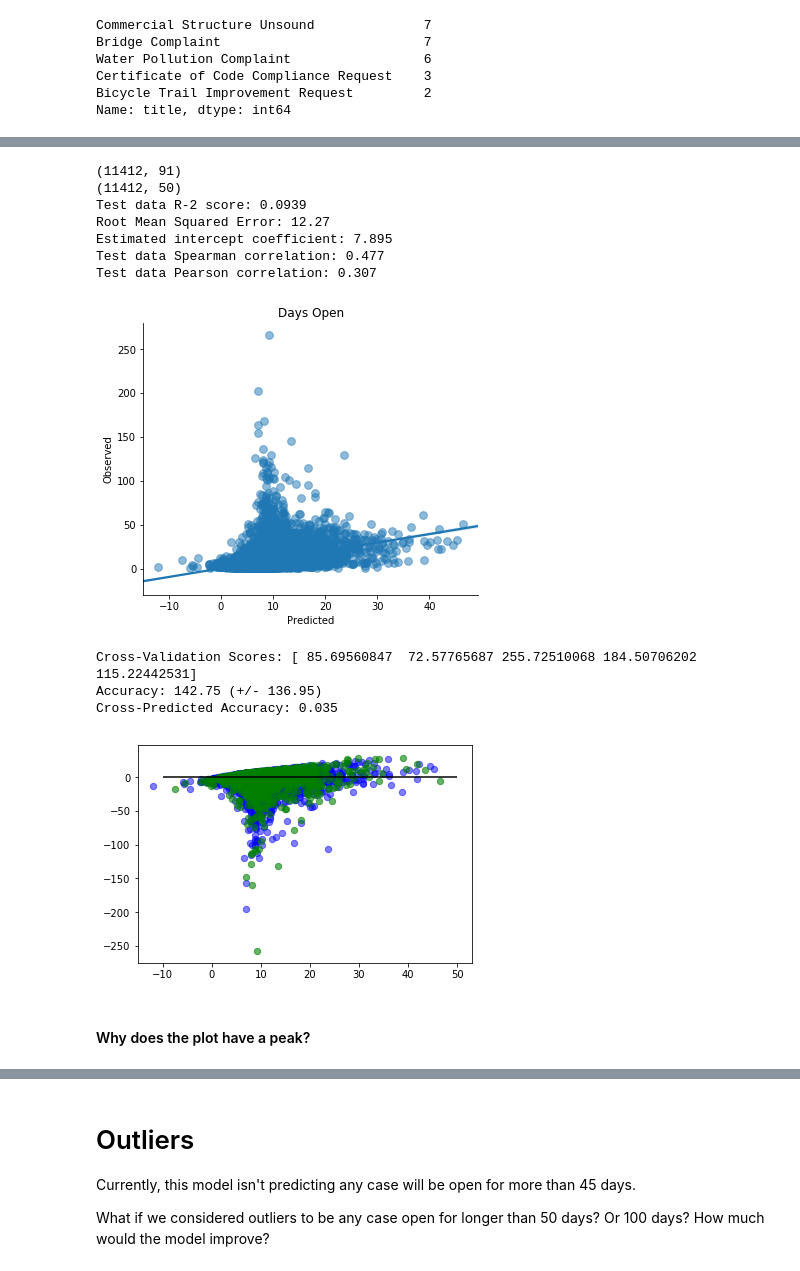
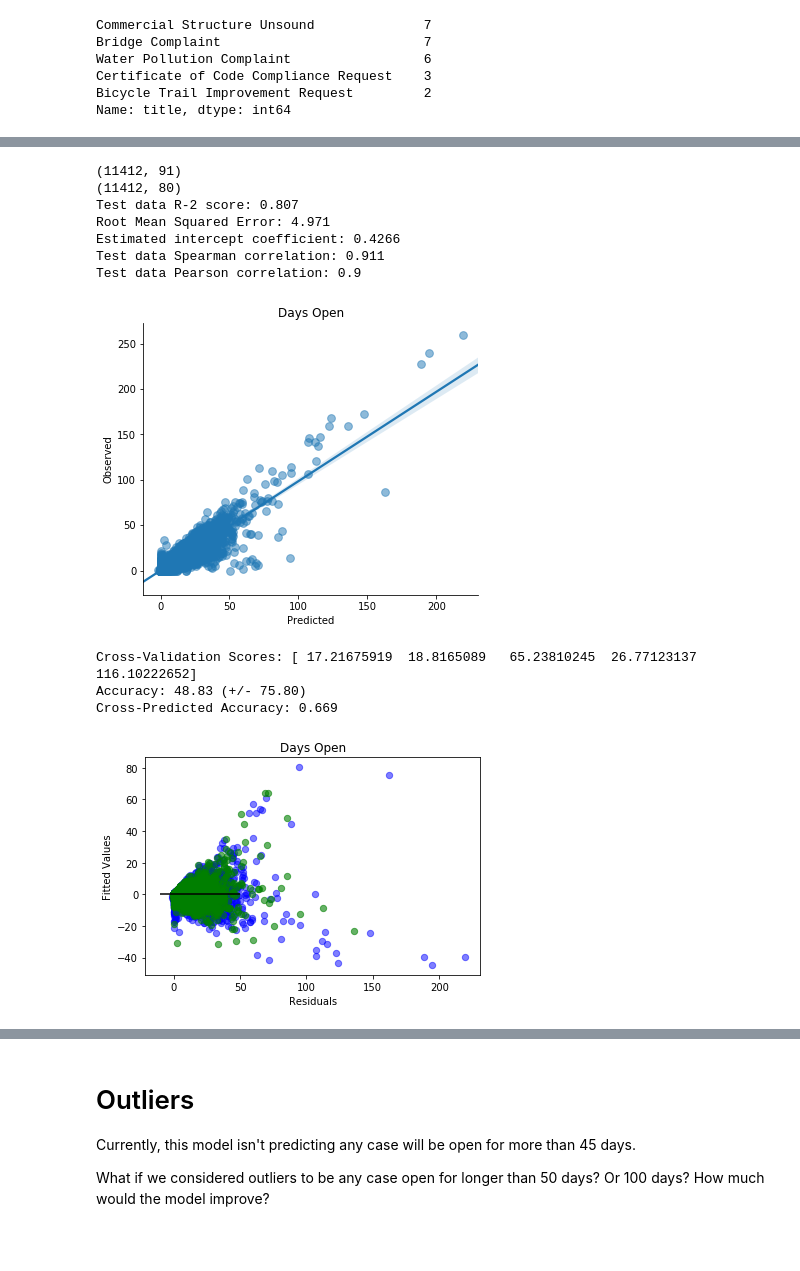
Before and after one commit to lwdee/Springboard, a Jupyter notebook: Capstone/Capstone_1_Machine_Learning.ipynb, the cells around one changed output, grey strips where cells are left out. Cells and saved outputs as stored; diff of their text form; code cells hidden in the pictures; blank space fills up the shorter version.

```diff
--- a/Capstone/Capstone_1_Machine_Learning.ipynb
+++ b/Capstone/Capstone_1_Machine_Learning.ipynb
@@ -153,0 +176,2 @@ Name: days_open, dtype: float64
+# %%
+df['days_open'] = np.log(df['days_open'])
@@ -197,7 +231,7 @@ X_titles_hr.head(3)
 y = df[['Date', 'hour', 'days_open']]
 
 # aggregate by day and by HOUR
-y = y.groupby(['Date', 'hour']).mean()
+y = y.groupby(['Date', 'hour']).sum()
 
 # View
 print(len(y))
@@ -289,6 +329,13 @@ def LinRegEval(X, y):
     plt.scatter(predicted_train, predicted_train - y_train, c='b', s=40, alpha=.5)
     plt.scatter(predicted_test, predicted_test - y_test, c='g', s=40, alpha=.6)
     plt.hlines(y=0, xmin=-10, xmax=50)
+
+    plt.xlabel("Residuals")
+    plt.ylabel("Fitted Values")
+    plt.title("Days Open")
+    ax.spines['top'].set_visible(False)
+    ax.spines['right'].set_visible(False)
+    plt.show()
 # %%
 # Apply linear regression to titles data
 LinRegEval(X_titles_hr, y)
@@ -329,25 +363,23 @@ Cross-Predicted Accuracy: 0.025
 # %%
 # Feature selection with f_regression
 
 print(X_titles_hr.shape)
-(150, 4)
-X_titles_hr_new = SelectKBest(f_regression, k=50).fit_transform(X_titles_hr, y['days_open'])
+
+X_titles_hr_new = SelectKBest(f_regression, k=80).fit_transform(X_titles_hr, y['days_open'])
 print(X_titles_hr_new.shape)
 
 # Apply linear regression to titles data
 LinRegEval(X_titles_hr_new, y)
 # %% [output]
 (11412, 91)
-(11412, 50)
-Test data R-2 score: 0.0939
-Root Mean Squared Error: 12.27
-Estimated intercept coefficient: 7.895
-Test data Spearman correlation: 0.477
-Test data Pearson correlation: 0.307
+(11412, 80)
+Test data R-2 score: 0.807
+Root Mean Squared Error: 4.971
+Estimated intercept coefficient: 0.4266
+Test data Spearman correlation: 0.911
+Test data Pearson correlation: 0.9
-[figure, old version]
+[figure, new version]
-Cross-Validation Scores: [ 85.69560847  72.57765687 255.72510068 184.50706202 115.22442531]
-Accuracy: 142.75 (+/- 136.95)
-Cross-Predicted Accuracy: 0.035
+Cross-Validation Scores: [ 17.21675919  18.8165089   65.23810245  26.77123137 116.10222652]
+Accuracy: 48.83 (+/- 75.80)
+Cross-Predicted Accuracy: 0.669
-[figure, old version]
+[figure, new version]
-# %% [markdown]
-#### Why does the plot have a peak?
```
Also changed, not shown: parts of 39 cells of this notebook.
